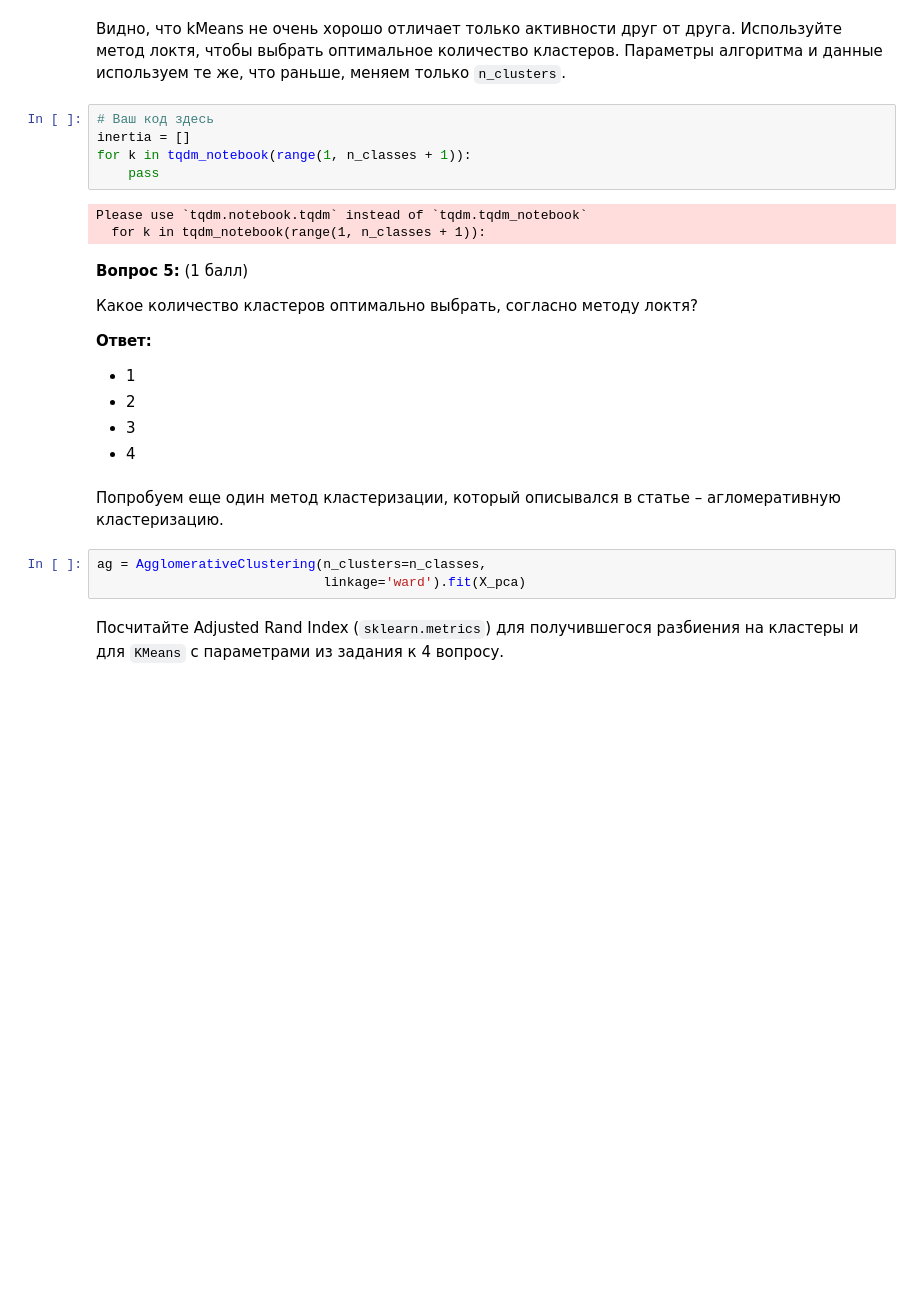
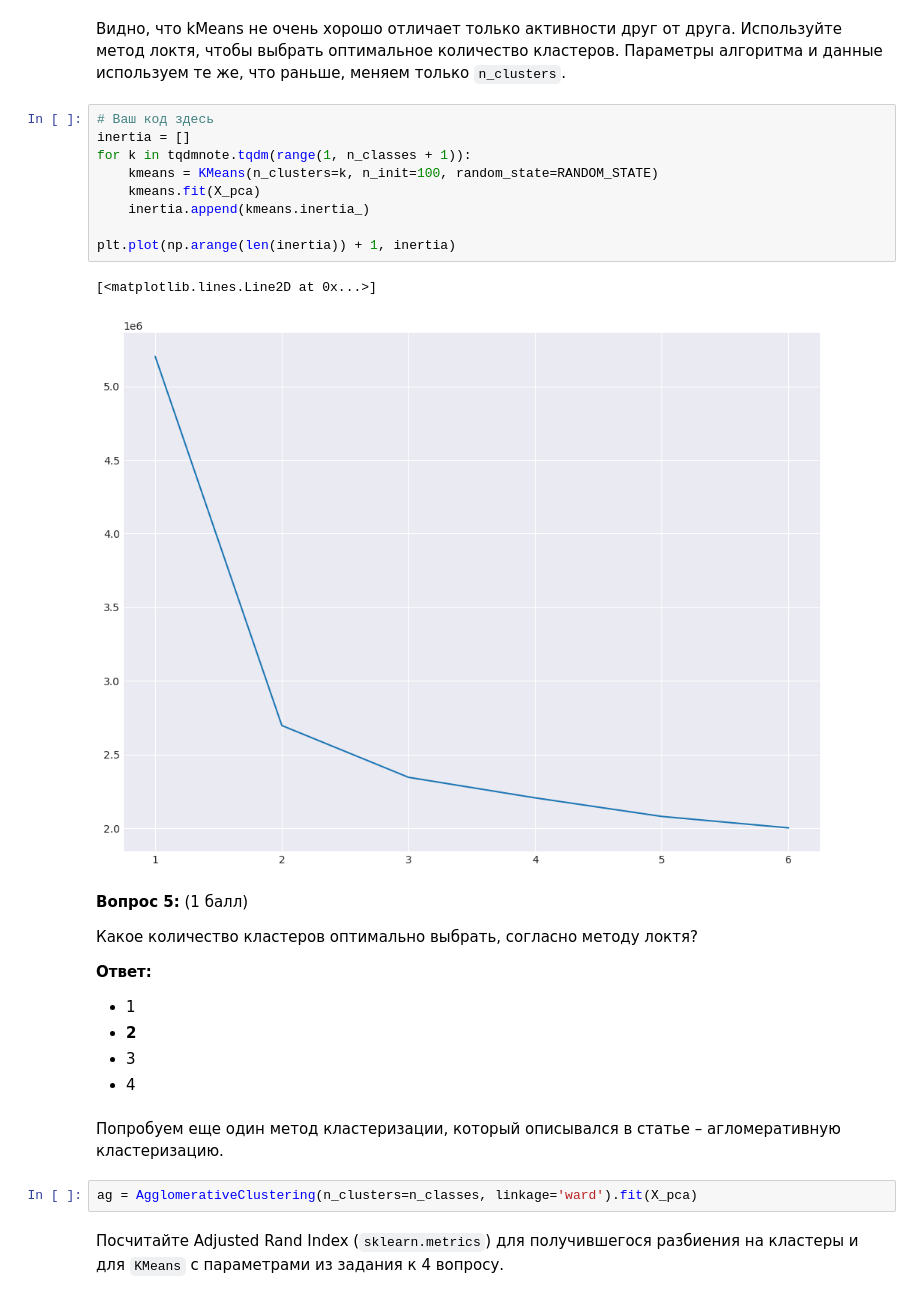
Before and after one commit to zggff/mai_ml, a Jupyter notebook: hw3.ipynb, the cells around one changed output. Drawn from its saved outputs; the diff is of its cells as text; blank space fills up the shorter version.

```diff
--- a/hw3.ipynb
+++ b/hw3.ipynb
@@ -322,11 +302,15 @@ tab
 # %%
 # Ваш код здесь
 inertia = []
-for k in tqdm_notebook(range(1, n_classes + 1)):
-    pass
+for k in tqdmnote.tqdm(range(1, n_classes + 1)):
+    kmeans = KMeans(n_clusters=k, n_init=100, random_state=RANDOM_STATE)
+    kmeans.fit(X_pca)
+    inertia.append(kmeans.inertia_)
+
+plt.plot(np.arange(len(inertia)) + 1, inertia)
 # %% [output]
-Please use `tqdm.notebook.tqdm` instead of `tqdm.tqdm_notebook`
-  for k in tqdm_notebook(range(1, n_classes + 1)):
+[<matplotlib.lines.Line2D at 0x...>]
+[figure, added]
 # %% [markdown]
 **Вопрос 5:** (1 балл)
 
@@ -334,15 +318,14 @@ Please use `tqdm.notebook.tqdm` instead of `tqdm.tqdm_notebook`
 
 **Ответ:**
 - 1
-- 2
+- **2**
 - 3
 - 4
 # %% [markdown]
 Попробуем еще один метод кластеризации, который описывался в статье
 – агломеративную кластеризацию.
-# %%
-ag = AgglomerativeClustering(n_clusters=n_classes,
-                             linkage='ward').fit(X_pca)
+# %%
+ag = AgglomerativeClustering(n_clusters=n_classes, linkage='ward').fit(X_pca)
 # %% [markdown]
 Посчитайте Adjusted Rand Index (`sklearn.metrics`)
 для получившегося разбиения на кластеры и для `KMeans` с
```
Also changed, not shown: parts of 41 cells of this notebook, 1 other file.
